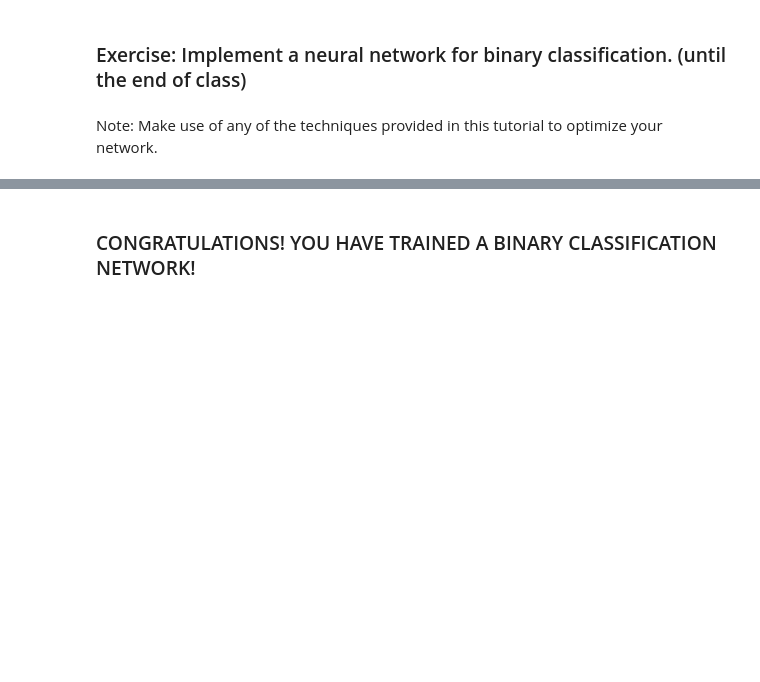
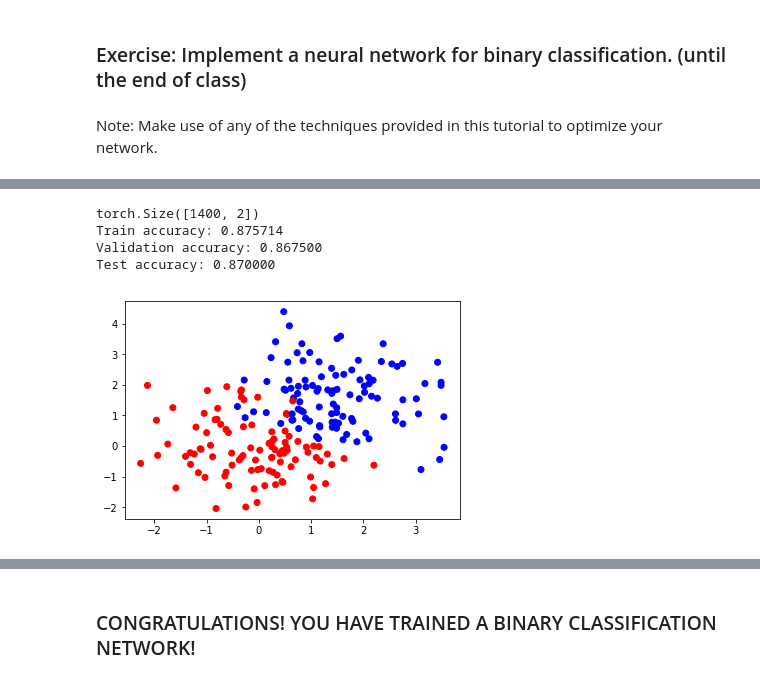
Before and after one commit to yugt/deep-learning-course, a Jupyter notebook: CodeExamples/02_backprop.ipynb, the cells around one changed output, grey strips where cells are left out. Saved outputs shown, nothing was run; the diff lists cells and outputs as text; code cells hidden in the pictures; blank space fills up the shorter version.

```diff
--- a/CodeExamples/02_backprop.ipynb
+++ b/CodeExamples/02_backprop.ipynb
@@ -526,7 +566,7 @@ Finally, another way to prevent overfitting is $\textbf{early stopping}$. For th
 # Number of training steps
 max_steps = 10000
 hidden_units = 50
-lambda_ = 0.0001
+lambda_ = 0.001
 
 # For L1 or L2 regularization
 # Uncomment either l1 or l2 to be applied to the network training
@@ -535,15 +575,16 @@ reg_type = None
 # reg_type = 'l2'
 
 # For dropout regularization
-p = 0.0 # percentage of units to drop out [0, 1]
+p = 0.001 # percentage of units to drop out [0, 1]
 
 # For early stopping
-early_stopping = False
+early_stopping = True
 prev_val_loss = None
 
+# print(xtrain.shape[1])
 # Now, let's build a four layer network and train
 net = torch.nn.Sequential(
-    torch.nn.Linear(1, hidden_units),
+    torch.nn.Linear(xtrain.shape[1], hidden_units),
     torch.nn.ReLU(),
     torch.nn.Dropout(p=p),
     torch.nn.Linear(hidden_units, hidden_units),
@@ -552,7 +593,8 @@ net = torch.nn.Sequential(
     torch.nn.Linear(hidden_units, hidden_units),
     torch.nn.ReLU(),
     torch.nn.Dropout(p=p),
-    torch.nn.Linear(hidden_units, 1)
+    torch.nn.Linear(hidden_units, 1),
+    torch.nn.Sigmoid()
 ).to(device)
 
 # Define optimizer
@@ -666,12 +712,25 @@ p = 0.0 # percentage of units to drop out [0, 1]
 early_stopping = False
 prev_val_loss = None
 
+print(xtrain.shape)
 """""""""""""""""""""""""""""""""""""""""""""""""""""""""""""""""
 """""""""""""""""""""""""""""""""""""""""""""""""""""""""""""""""
 """ COMPLETE CODE BELOW """""""""""""""""""""""""""""""""""""""""
 # Now, let's build a four layer network for binary classification
 # Hint: Last layer's output activation is Sigmoid
-# net = ...
+net = torch.nn.Sequential(
+    torch.nn.Linear(xtrain.shape[1], hidden_units),
+    torch.nn.ReLU(),
+    torch.nn.Dropout(p=p),
+    torch.nn.Linear(hidden_units, hidden_units),
+    torch.nn.ReLU(),
+    torch.nn.Dropout(p=p),
+    torch.nn.Linear(hidden_units, hidden_units),
+    torch.nn.ReLU(),
+    torch.nn.Dropout(p=p),
+    torch.nn.Linear(hidden_units, 1),
+    torch.nn.Sigmoid()
+).to(device)
 """""""""""""""""""""""""""""""""""""""""""""""""""""""""""""""""
 """""""""""""""""""""""""""""""""""""""""""""""""""""""""""""""""
 
@@ -679,7 +738,7 @@ prev_val_loss = None
 """""""""""""""""""""""""""""""""""""""""""""""""""""""""""""""""
 """ COMPLETE CODE BELOW """""""""""""""""""""""""""""""""""""""""
 # Define optimizer
-# optimizer = ...
+optimizer = torch.optim.Adagrad(net.parameters(), lr=1e-2)
 """""""""""""""""""""""""""""""""""""""""""""""""""""""""""""""""
 """""""""""""""""""""""""""""""""""""""""""""""""""""""""""""""""
 
@@ -687,7 +746,7 @@ prev_val_loss = None
 """""""""""""""""""""""""""""""""""""""""""""""""""""""""""""""""
 """ COMPLETE CODE BELOW """""""""""""""""""""""""""""""""""""""""
 # Define the binary cross entropy loss function
-#loss_fn = ...
+loss_fn = torch.nn.MSELoss(reduction='mean')
 """""""""""""""""""""""""""""""""""""""""""""""""""""""""""""""""
 """""""""""""""""""""""""""""""""""""""""""""""""""""""""""""""""
 
@@ -715,7 +774,7 @@ for t in range(max_steps):
     """""""""""""""""""""""""""""""""""""""""""""""""""""""""""""""""
     """ COMPLETE CODE BELOW """""""""""""""""""""""""""""""""""""""""
     # Loss computation
-    # loss = ...
+    loss = loss_fn(yhat, ytrain) + lambda_ * reg_loss
     """""""""""""""""""""""""""""""""""""""""""""""""""""""""""""""""
     """""""""""""""""""""""""""""""""""""""""""""""""""""""""""""""""
 
@@ -736,33 +795,39 @@ for t in range(max_steps):
             print('Previous validataion loss %f.' %prev_val_loss)
             print('Current validataion loss %f.' %curr_val_loss)
             break
         prev_val_loss = curr_val_loss
 
 
 # Eval mode to turn off dropout
 net.eval()
 yhat = net.forward(xtest)
 colors = []
 for val in yhat:
     if val > 0.5:
         colors.append('b')
     else:
         colors.append('r')
 
 # Visualize the testing data and the predicted classes
 plt.scatter(xtest[:, 0], xtest[:, 1], color=colors)
 
 
 yhat = net.forward(xtrain).round()
 print('Train accuracy: %f' %(yhat == ytrain).float().mean())
 
 
 yhat = net.forward(xval).round()
 print('Validation accuracy: %f' %(yhat == yval).float().mean())
 
 
 yhat = net.forward(xtest).round()
 print('Test accuracy: %f' %(yhat == ytest).float().mean())
+# %% [output]
+torch.Size([1400, 2])
+Train accuracy: 0.875714
+Validation accuracy: 0.867500
+Test accuracy: 0.870000
+[figure, added]
 # %%
 # Let us check what the true test data looks like!
 colors = []
```
Also changed, not shown: parts of 9 cells of this notebook.
